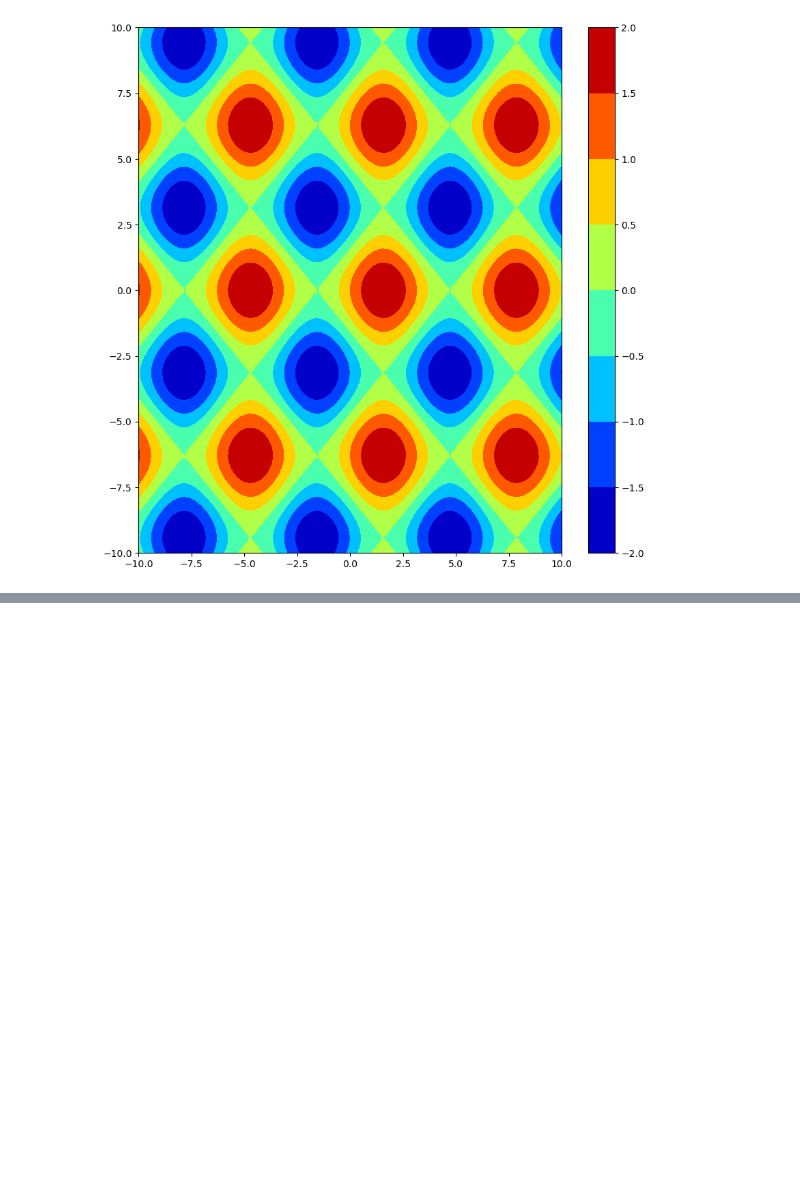
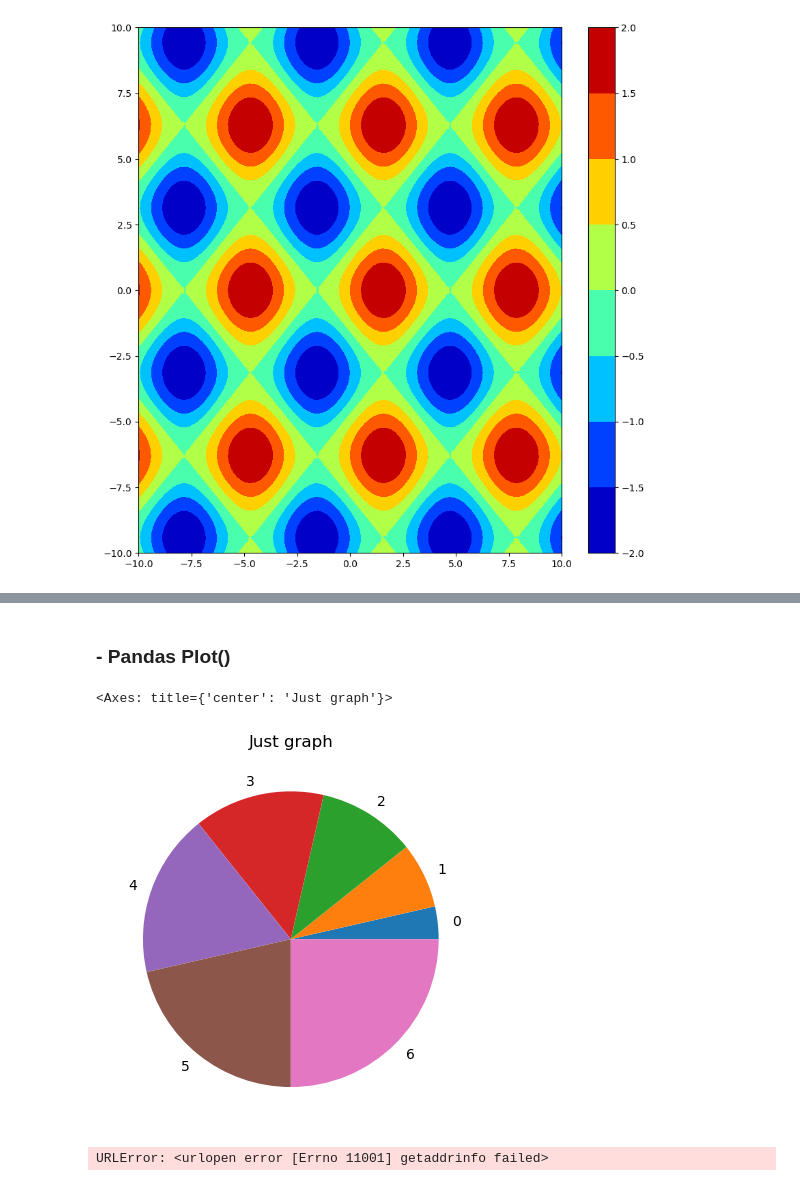
Before and after one commit to sourabh1909/ML-Codes, a Jupyter notebook: Matplot/Matplotlib/02_matplot.ipynb, the cells around one changed output, grey strips where cells are left out. Drawn from its saved outputs; the diff is of its cells as text; code cells hidden in the pictures; blank space fills up the shorter version.

```diff
--- a/Matplot/Matplotlib/02_matplot.ipynb
+++ b/Matplot/Matplotlib/02_matplot.ipynb
@@ -355,0 +392,18 @@ fig.colorbar(p)
+# %% [markdown]
+### - Pandas Plot()
+# %%
+# pandas plot is applicable on series as well as dataframe
+
+s = pd.Series([1,2,3,4,5,6,7])
+s.plot(kind='pie',title='Just graph')
+# the number which you seen here is index
+# %% [output]
+<Axes: title={'center': 'Just graph'}>
+[figure, added]
+# %%
+# On dataframe
+
+import seaborn as sns
+tips = sns.load_dataset('tips')
+# %% [output]
+URLError: <urlopen error [Errno 11001] getaddrinfo failed>
```
Also changed, not shown: parts of 15 cells of this notebook, 1 other file.
